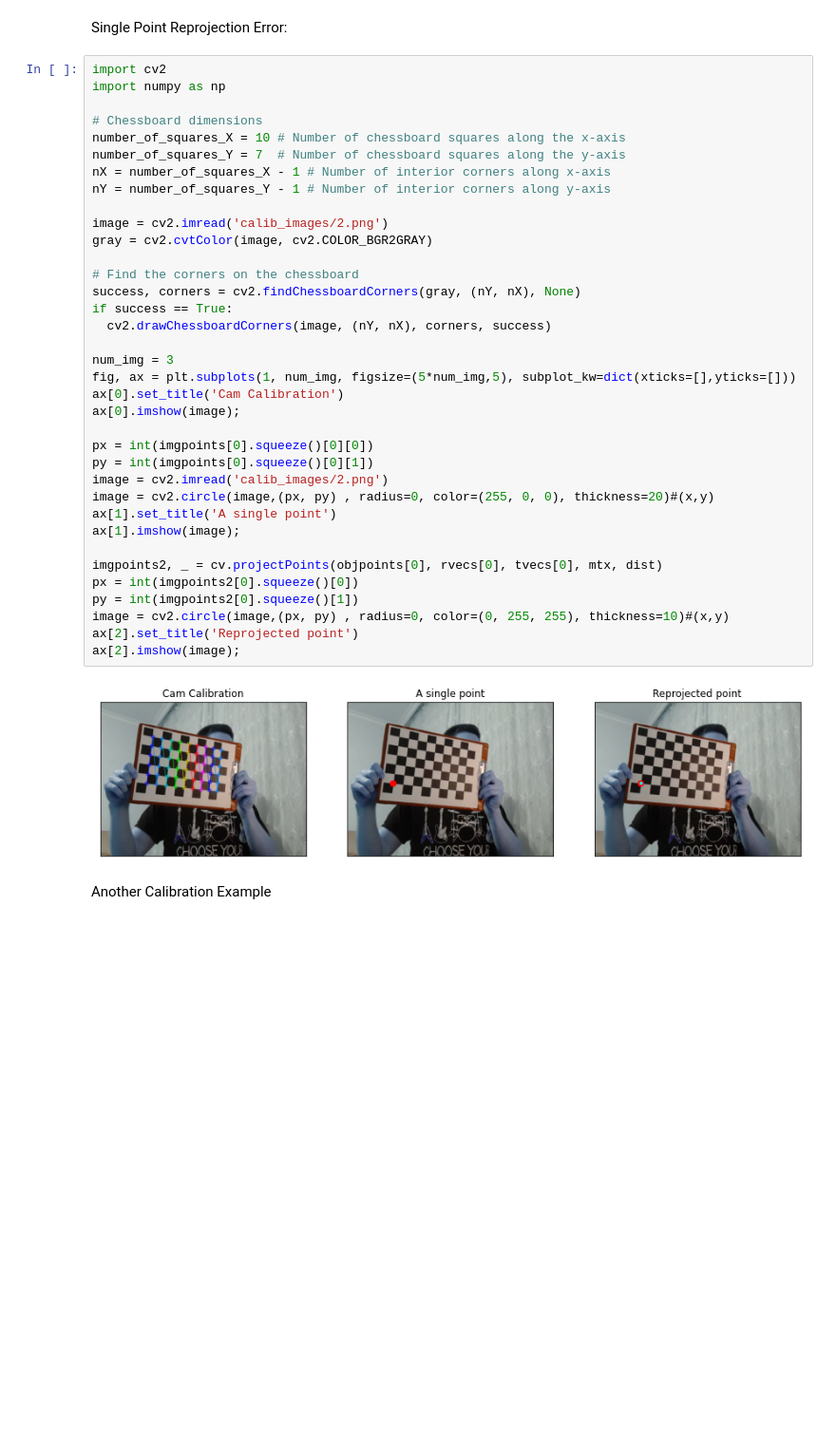
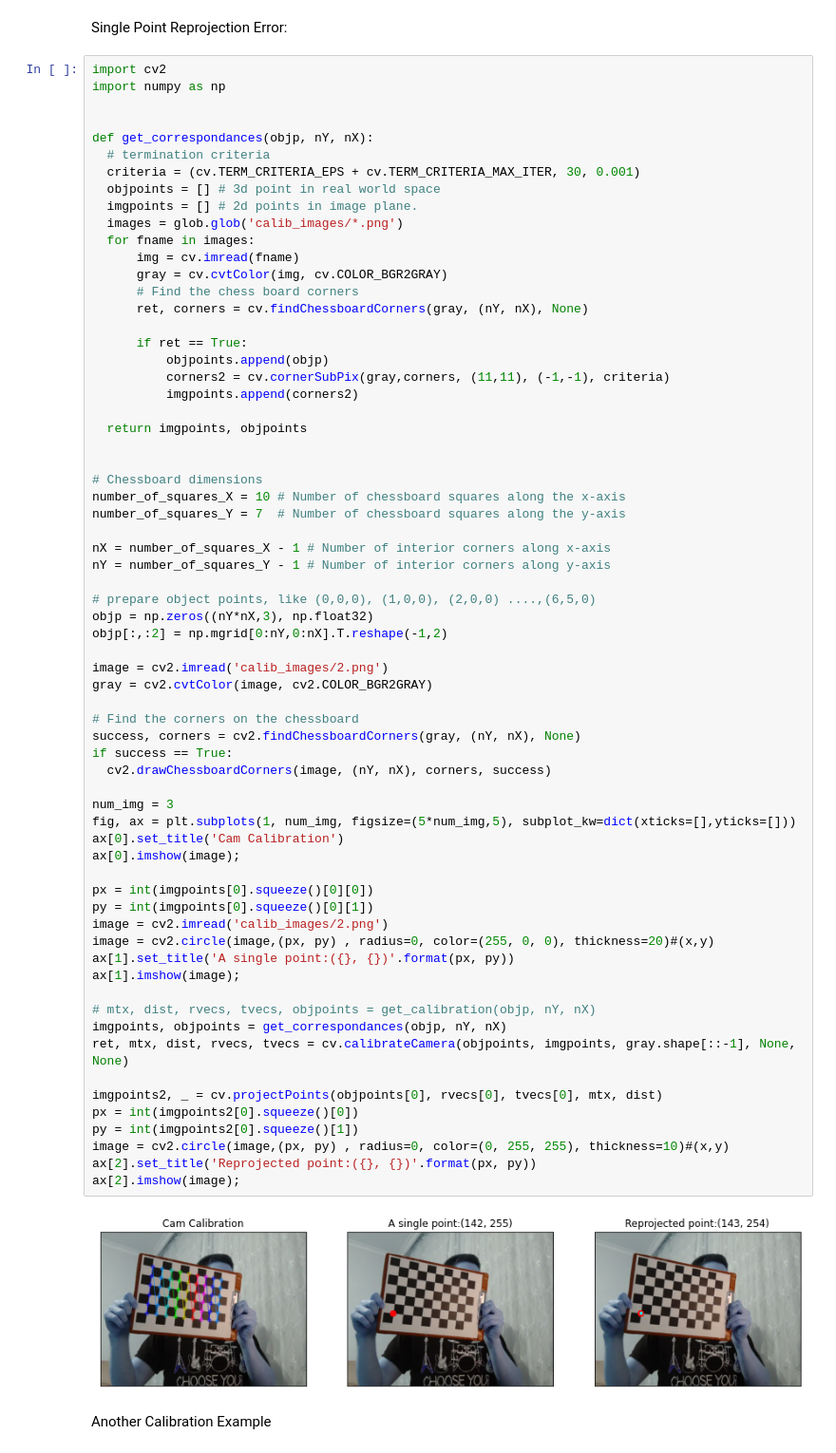
Before and after one commit to mobarakol/computer_vision_tutorial, a Jupyter notebook: camera_calibration.ipynb, the cells around one changed output. Shown: that part at 95% size. Saved outputs shown, nothing was run; the diff lists cells and outputs as text; blank space fills up the shorter version.

```diff
--- a/camera_calibration.ipynb
+++ b/camera_calibration.ipynb
@@ -180,40 +171,70 @@ Single Point Reprojection Error:
 import cv2
 import numpy as np
 
+
+def get_correspondances(objp, nY, nX):
+  # termination criteria
+  criteria = (cv.TERM_CRITERIA_EPS + cv.TERM_CRITERIA_MAX_ITER, 30, 0.001)
+  objpoints = [] # 3d point in real world space
+  imgpoints = [] # 2d points in image plane.
+  images = glob.glob('calib_images/*.png')
+  for fname in images:
+      img = cv.imread(fname)
+      gray = cv.cvtColor(img, cv.COLOR_BGR2GRAY)
+      # Find the chess board corners
+      ret, corners = cv.findChessboardCorners(gray, (nY, nX), None)
+
+      if ret == True:
+          objpoints.append(objp)
+          corners2 = cv.cornerSubPix(gray,corners, (11,11), (-1,-1), criteria)
+          imgpoints.append(corners2)
+
+  return imgpoints, objpoints
+
+
 # Chessboard dimensions
 number_of_squares_X = 10 # Number of chessboard squares along the x-axis
 number_of_squares_Y = 7  # Number of chessboard squares along the y-axis
+
 nX = number_of_squares_X - 1 # Number of interior corners along x-axis
 nY = number_of_squares_Y - 1 # Number of interior corners along y-axis
+
+# prepare object points, like (0,0,0), (1,0,0), (2,0,0) ....,(6,5,0)
+objp = np.zeros((nY*nX,3), np.float32)
+objp[:,:2] = np.mgrid[0:nY,0:nX].T.reshape(-1,2)
 
 image = cv2.imread('calib_images/2.png')
 gray = cv2.cvtColor(image, cv2.COLOR_BGR2GRAY)
 
 # Find the corners on the chessboard
 success, corners = cv2.findChessboardCorners(gray, (nY, nX), None)
 if success == True:
   cv2.drawChessboardCorners(image, (nY, nX), corners, success)
 
 num_img = 3
 fig, ax = plt.subplots(1, num_img, figsize=(5*num_img,5), subplot_kw=dict(xticks=[],yticks=[]))
 ax[0].set_title('Cam Calibration')
 ax[0].imshow(image);
 
 px = int(imgpoints[0].squeeze()[0][0])
 py = int(imgpoints[0].squeeze()[0][1])
 image = cv2.imread('calib_images/2.png')
 image = cv2.circle(image,(px, py) , radius=0, color=(255, 0, 0), thickness=20)#(x,y)
-ax[1].set_title('A single point')
+ax[1].set_title('A single point:({}, {})'.format(px, py))
 ax[1].imshow(image);
+
+# mtx, dist, rvecs, tvecs, objpoints = get_calibration(objp, nY, nX)
+imgpoints, objpoints = get_correspondances(objp, nY, nX)
+ret, mtx, dist, rvecs, tvecs = cv.calibrateCamera(objpoints, imgpoints, gray.shape[::-1], None, None)
 
 imgpoints2, _ = cv.projectPoints(objpoints[0], rvecs[0], tvecs[0], mtx, dist)
 px = int(imgpoints2[0].squeeze()[0])
 py = int(imgpoints2[0].squeeze()[1])
 image = cv2.circle(image,(px, py) , radius=0, color=(0, 255, 255), thickness=10)#(x,y)
-ax[2].set_title('Reprojected point')
+ax[2].set_title('Reprojected point:({}, {})'.format(px, py))
 ax[2].imshow(image);
 # %% [output]
-[figure, old version]
+[figure, new version]
 # %% [markdown]
 Another Calibration Example
 # %%
```
Also changed, not shown: parts of 4 cells of this notebook.
